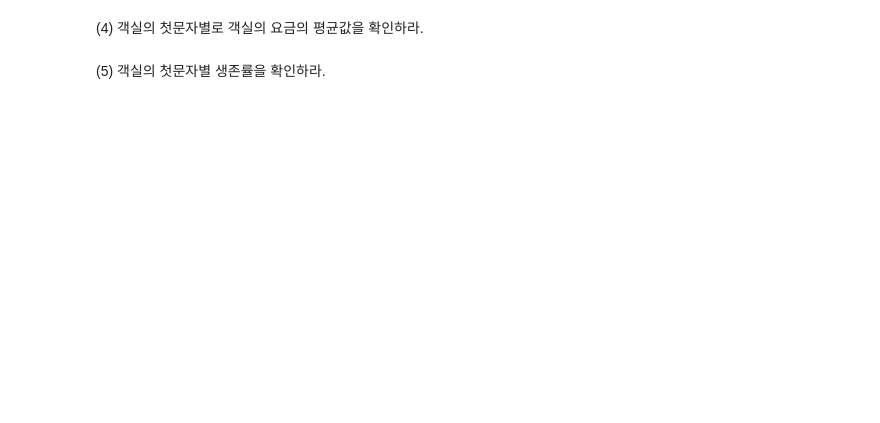
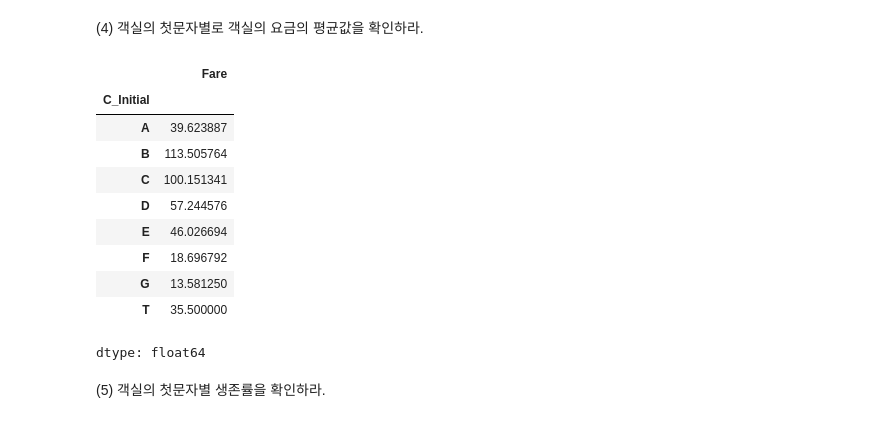
Before and after one commit to sh-coding/-, a Jupyter notebook: practices/practice-probability.ipynb, the cells around one changed output. Cells and saved outputs as stored; diff of their text form; code cells hidden in the pictures; blank space fills up the shorter version.

```diff
--- a/practices/practice-probability.ipynb
+++ b/practices/practice-probability.ipynb
@@ -677,6 +691,19 @@ dtype: float64
 # %%
 # 코드를 작성한다.
 # 필요하면 코드셀 또는 텍스트셀을 추가할 수 있습니다.
+titanic.groupby('C_Initial')['Fare'].mean()
+# %% [output]
+|  | Fare |
+| C_Initial |  |
+| A | 39.623887 |
+| B | 113.505764 |
+| C | 100.151341 |
+| D | 57.244576 |
+| E | 46.026694 |
+| F | 18.696792 |
+| G | 13.581250 |
+| T | 35.500000 |
+dtype: float64
 # %% [markdown]
 (5) 객실의 첫문자별 생존률을 확인하라.
 # %%
```
Also changed, not shown: parts of 5 cells of this notebook.
